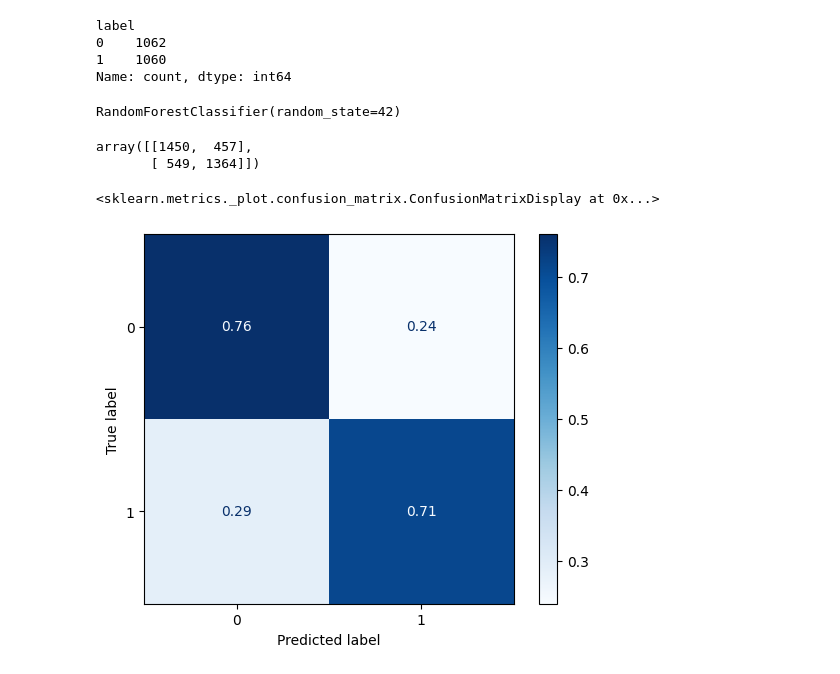
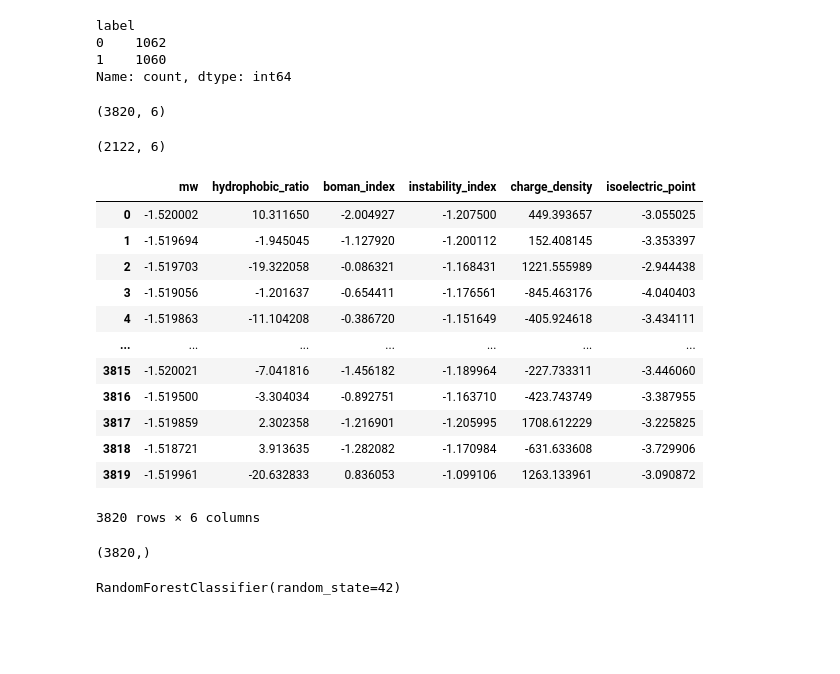
Before and after one commit to dMedinaO/machine_learning_master_bioinformatica_2025, a Jupyter notebook: examples_0710/2_training_single_version.ipynb, the cells around one changed output. Drawn from its saved outputs; the diff is of its cells as text; code cells hidden in the pictures; blank space fills up the shorter version.

```diff
--- a/examples_0710/2_training_single_version.ipynb
+++ b/examples_0710/2_training_single_version.ipynb
@@ -40,3 +56,32 @@ y_test = df_test["label"].values
+# %%
+X_val.shape
+# %% [output]
+(3820, 6)
+# %%
+X_test.shape
+# %% [output]
+(2122, 6)
+# %%
+pd.DataFrame(X_val, columns=["mw", "hydrophobic_ratio", "boman_index",
+                             "instability_index", "charge_density", "isoelectric_point"])
+# %% [output]
+|  | mw | hydrophobic_ratio | boman_index | instability_index | charge_density | isoelectric_point |
+| 0 | -1.520002 | 10.311650 | -2.004927 | -1.207500 | 449.393657 | -3.055025 |
+| 1 | -1.519694 | -1.945045 | -1.127920 | -1.200112 | 152.408145 | -3.353397 |
+| 2 | -1.519703 | -19.322058 | -0.086321 | -1.168431 | 1221.555989 | -2.944438 |
+| 3 | -1.519056 | -1.201637 | -0.654411 | -1.176561 | -845.463176 | -4.040403 |
+| 4 | -1.519863 | -11.104208 | -0.386720 | -1.151649 | -405.924618 | -3.434111 |
+| ... | ... | ... | ... | ... | ... | ... |
+| 3815 | -1.520021 | -7.041816 | -1.456182 | -1.189964 | -227.733311 | -3.446060 |
+| 3816 | -1.519500 | -3.304034 | -0.892751 | -1.163710 | -423.743749 | -3.387955 |
+| 3817 | -1.519859 | 2.302358 | -1.216901 | -1.205995 | 1708.612229 | -3.225825 |
+| 3818 | -1.518721 | 3.913635 | -1.282082 | -1.170984 | -631.633608 | -3.729906 |
+| 3819 | -1.519961 | -20.632833 | 0.836053 | -1.099106 | 1263.133961 | -3.090872 |
+3820 rows × 6 columns
+# %%
+y_val.shape
+# %% [output]
+(3820,)
 # %%
 from sklearn.linear_model import LogisticRegression
 from sklearn.neighbors import KNeighborsClassifier
@@ -49,12 +94,21 @@ from sklearn.metrics import confusion_matrix, accuracy_score, PrecisionRecallDis
 # %%
 logistic_model = LogisticRegression(random_state=42)
+logistic_model.fit(X=X_train, y=y_train)
+
 knn_model = KNeighborsClassifier()
+knn_model.fit(X=X_train, y=y_train)
+
 gausian_nb_model = GaussianNB()
+gausian_nb_model.fit(X=X_train, y=y_train)
+
 svc_model = SVC(random_state=42)
+svc_model.fit(X=X_train, y=y_train)
+
 decision_tree_model = DecisionTreeClassifier(random_state=42)
+decision_tree_model.fit(X=X_train, y=y_train)
+
 random_forest_model = RandomForestClassifier(random_state=42)
+random_forest_model.fit(X=X_train, y=y_train)
+# %% [output]
+RandomForestClassifier(random_state=42)
-# %%
-random_forest_model.fit(X=X_train, y=y_train)
-# %% [output]
-RandomForestClassifier(random_state=42)
 # %%
@@ -63,16 +120,0 @@ y_test_predict = random_forest_model.predict(X_test)
-# %%
-confusion_matrix(y_true=y_val, y_pred=y_val_predict)
-# %% [output]
-array([[1450,  457],
-       [ 549, 1364]])
-# %%
-ConfusionMatrixDisplay.from_estimator(
-    random_forest_model,
-    X_val,
-    y_val,
-    normalize="true",
-    cmap="Blues"
-)
-# %% [output]
-<sklearn.metrics._plot.confusion_matrix.ConfusionMatrixDisplay at 0x...>
-[figure, removed]
```
Also changed, not shown: parts of 8 cells of this notebook, 15 other files.
